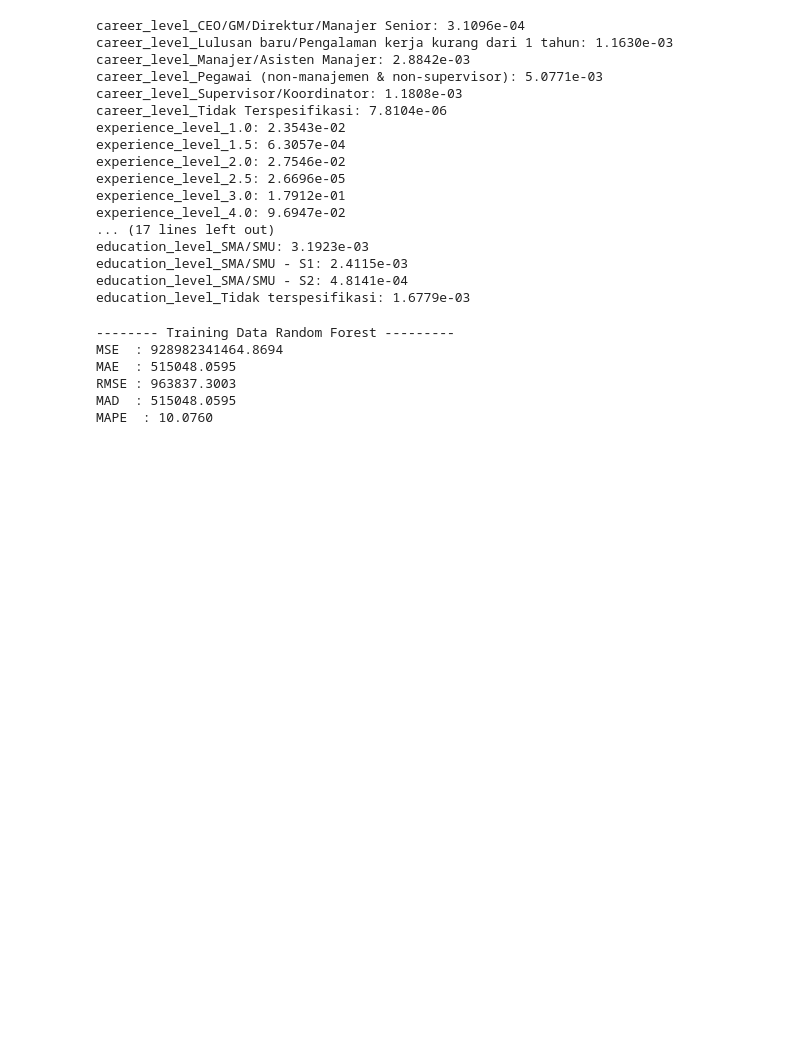
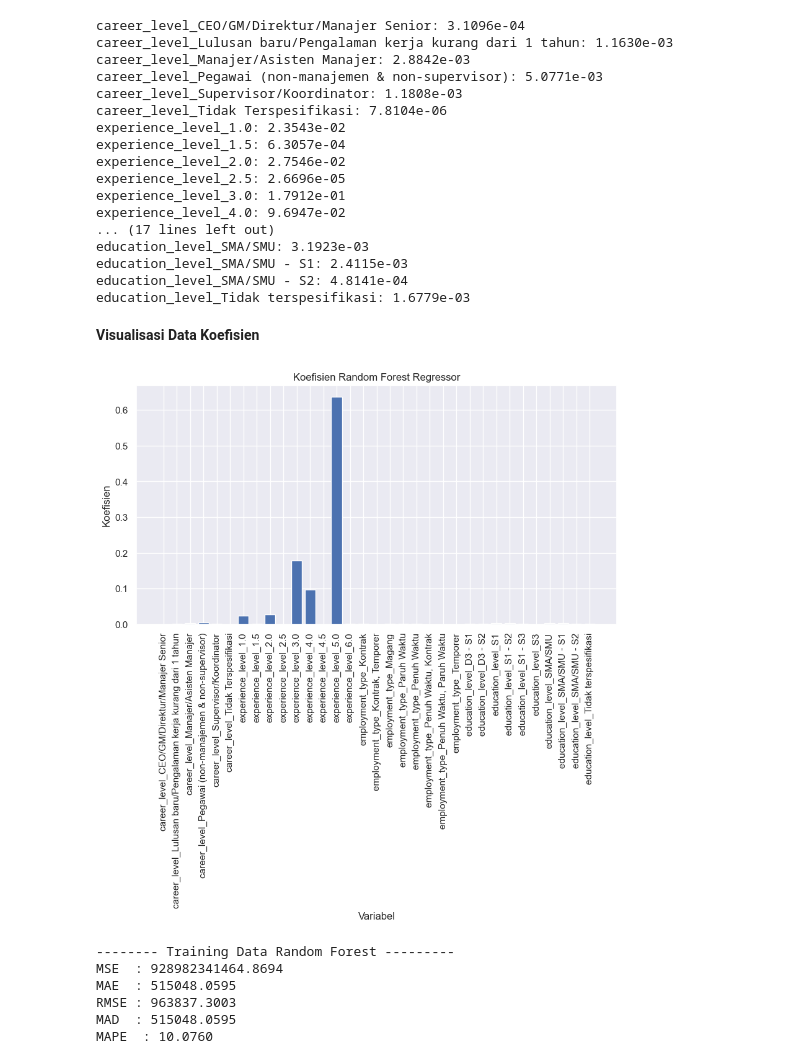
Before and after one commit to Reosta-Pratama/Project-Prediction, a Jupyter notebook: main/main.ipynb, the cells around one changed output. Saved outputs shown, nothing was run; the diff lists cells and outputs as text; code cells hidden in the pictures; blank space fills up the shorter version.

```diff
--- a/main/main.ipynb
+++ b/main/main.ipynb
@@ -505,6 +525,17 @@ education_level_SMA/SMU: 3.1923e-03
 education_level_SMA/SMU - S1: 2.4115e-03
 education_level_SMA/SMU - S2: 4.8141e-04
 education_level_Tidak terspesifikasi: 1.6779e-03
+# %% [markdown]
+**Visualisasi Data Koefisien**
+# %%
+plt.bar(range(len(modelRF.feature_importances_)), modelRF.feature_importances_)
+plt.xlabel('Variabel')
+plt.ylabel('Koefisien')
+plt.title('Koefisien Random Forest Regressor')
+plt.xticks(range(len(modelRF.feature_importances_)), X_train_new.columns, rotation=90)
+plt.show()
+# %% [output]
+[figure, added]
 # %%
 absolute_error_rf_train = np.abs(y_train - modelRF.predict(X_train_new))
 percentage_error_rf_train = absolute_error_rf_train / y_train * 100
```
Also changed, not shown: parts of 17 cells of this notebook.
